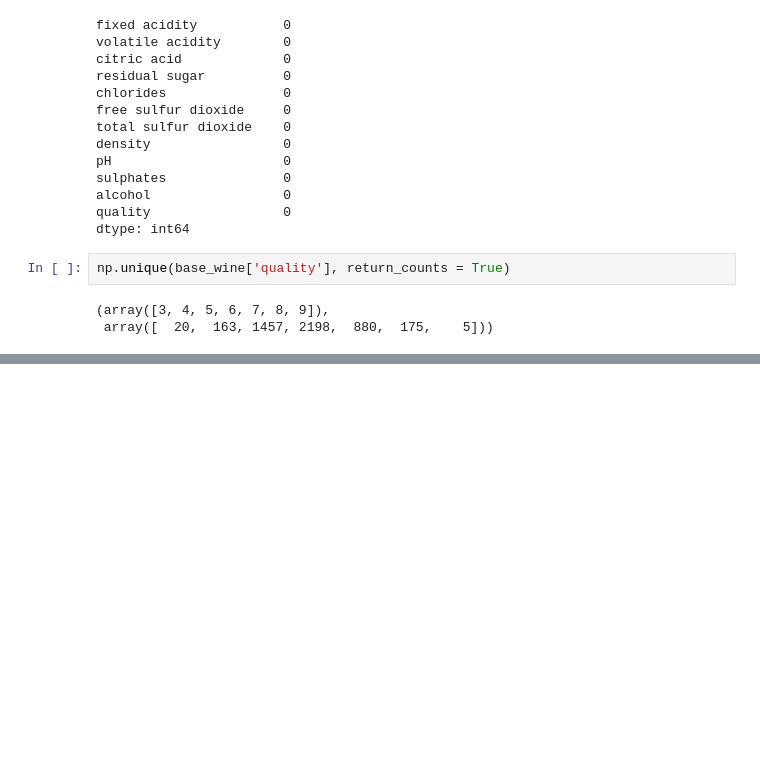
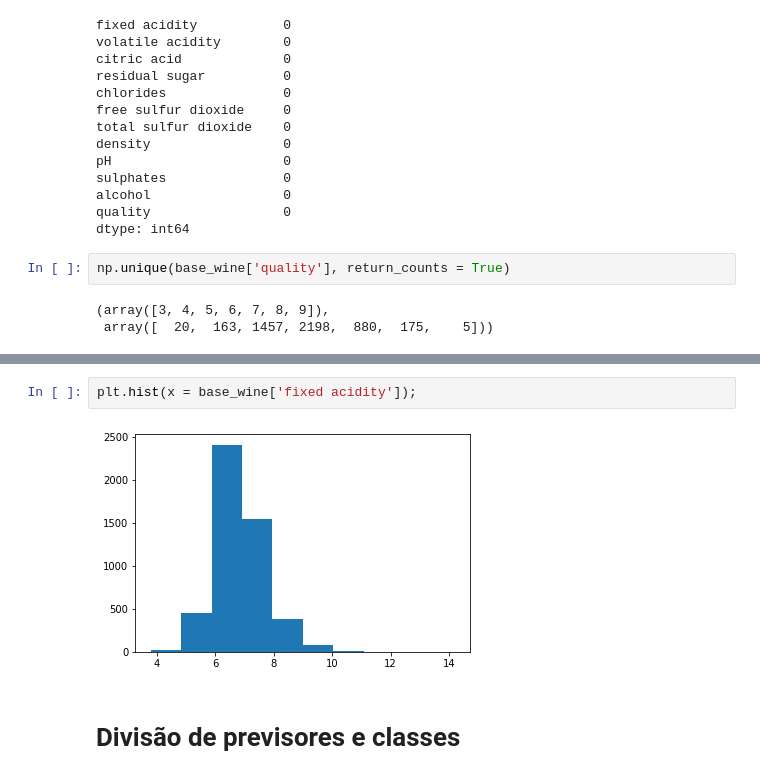
Before and after one commit to LeandroMartins0/base_wine, a Jupyter notebook: base_wine.ipynb, the cells around one changed output, grey strips where cells are left out. Drawn from its saved outputs; the diff is of its cells as text; blank space fills up the shorter version.

```diff
--- a/base_wine.ipynb
+++ b/base_wine.ipynb
@@ -92,0 +99,6 @@ np.unique(base_wine['quality'], return_counts = True)
+# %%
+plt.hist(x = base_wine['fixed acidity']);
+# %% [output]
+[figure, added]
+# %% [markdown]
+# Divisão de previsores e classes
```
Also changed, not shown: parts of 7 cells of this notebook.
